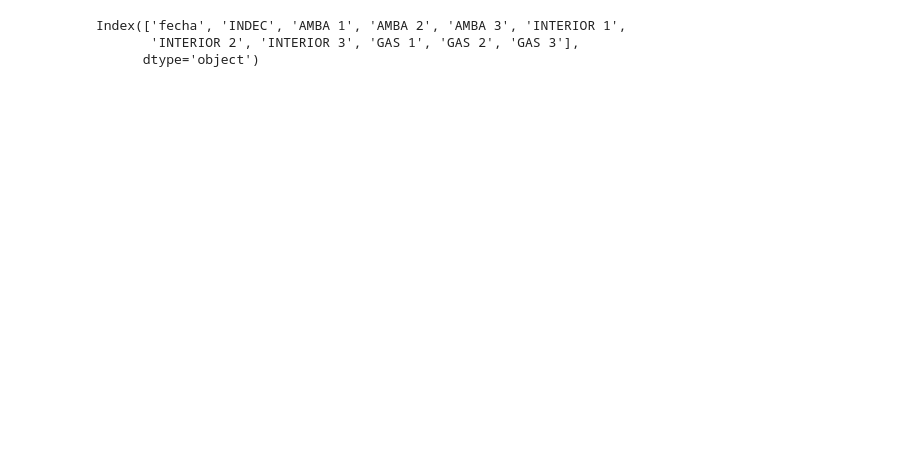
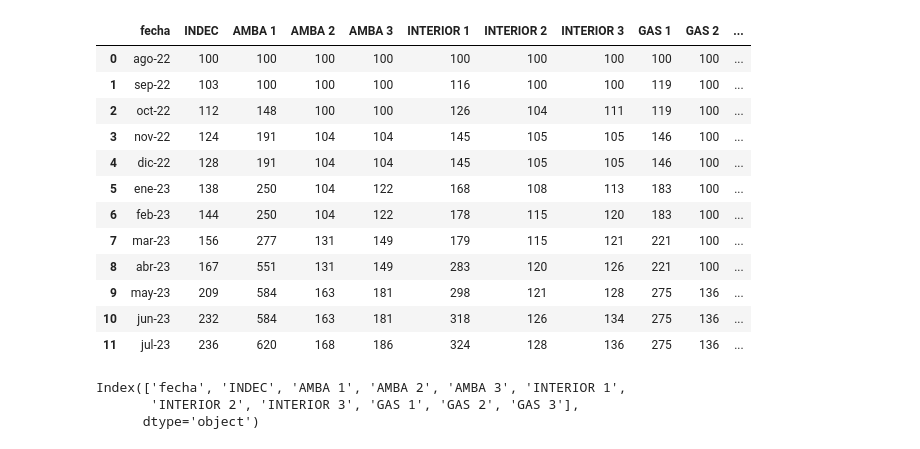
Before and after one commit to LCaravaggio/Cosas_Sueltas, a Jupyter notebook: dim_red_fabio.ipynb, the cells around one changed output. Drawn from its saved outputs; the diff is of its cells as text; code cells hidden in the pictures; blank space fills up the shorter version.

```diff
--- a/dim_red_fabio.ipynb
+++ b/dim_red_fabio.ipynb
@@ -4,6 +4,22 @@
 import pandas as pd
 # %%
 base=pd.read_csv('/content/Indices para regresion.csv', sep=';')
+# %%
+base
+# %% [output]
+|  | fecha | INDEC | AMBA 1 | AMBA 2 | AMBA 3 | INTERIOR 1 | INTERIOR 2 | INTERIOR 3 | GAS 1 | GAS 2 | ... |
+| 0 | ago-22 | 100 | 100 | 100 | 100 | 100 | 100 | 100 | 100 | 100 | ... |
+| 1 | sep-22 | 103 | 100 | 100 | 100 | 116 | 100 | 100 | 119 | 100 | ... |
+| 2 | oct-22 | 112 | 148 | 100 | 100 | 126 | 104 | 111 | 119 | 100 | ... |
+| 3 | nov-22 | 124 | 191 | 104 | 104 | 145 | 105 | 105 | 146 | 100 | ... |
+| 4 | dic-22 | 128 | 191 | 104 | 104 | 145 | 105 | 105 | 146 | 100 | ... |
+| 5 | ene-23 | 138 | 250 | 104 | 122 | 168 | 108 | 113 | 183 | 100 | ... |
+| 6 | feb-23 | 144 | 250 | 104 | 122 | 178 | 115 | 120 | 183 | 100 | ... |
+| 7 | mar-23 | 156 | 277 | 131 | 149 | 179 | 115 | 121 | 221 | 100 | ... |
+| 8 | abr-23 | 167 | 551 | 131 | 149 | 283 | 120 | 126 | 221 | 100 | ... |
+| 9 | may-23 | 209 | 584 | 163 | 181 | 298 | 121 | 128 | 275 | 136 | ... |
+| 10 | jun-23 | 232 | 584 | 163 | 181 | 318 | 126 | 134 | 275 | 136 | ... |
+| 11 | jul-23 | 236 | 620 | 168 | 186 | 324 | 128 | 136 | 275 | 136 | ... |
 # %%
 base.columns
 # %% [output]
```
Also changed, not shown: parts of 25 cells of this notebook.
